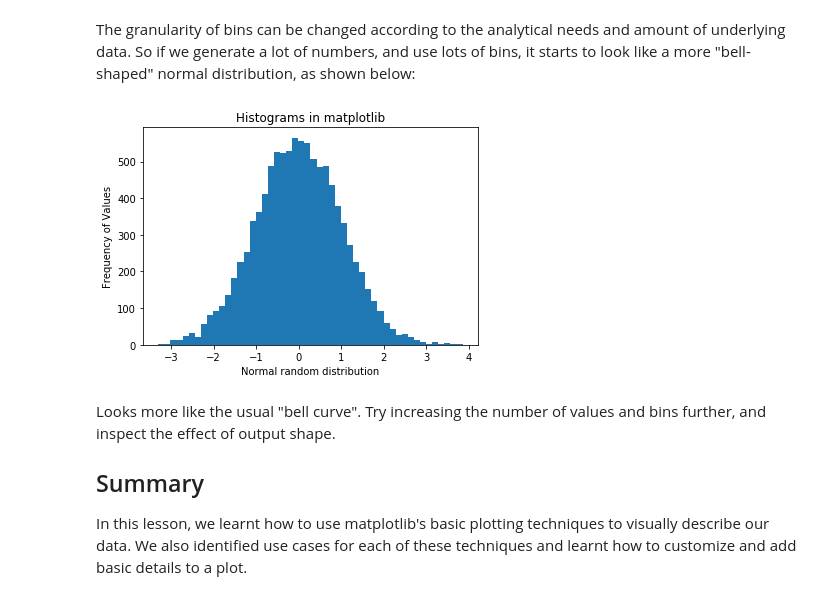
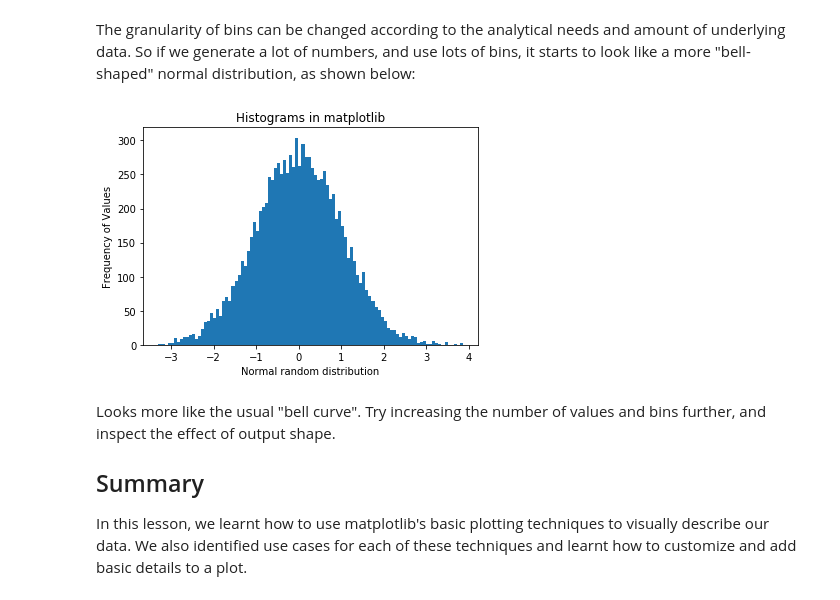
Before and after one commit to nabilabbas250/dsc-data-viz-nyc-ds-071519, a Jupyter notebook: index.ipynb, the cells around one changed output. Saved outputs shown, nothing was run; the diff lists cells and outputs as text; code cells hidden in the pictures.

```diff
--- a/index.ipynb
+++ b/index.ipynb
@@ -169,19 +169,19 @@ The granularity of bins can be changed according to the analytical needs and amo
 # %%
 # Set seed for reproducability
 np.random.seed(100)
 
 # Generate 100 values from 0 mean normal distribution
 x = np.random.randn(10000)
 
 #Plot the distogram with hist() function
-plt.hist(x, bins = 50)
+plt.hist(x, bins = 100)
 
 plt.xlabel('Normal random distribution')
 plt.ylabel('Frequency of Values')
 plt.title('Histograms in matplotlib')
 plt.show()
 # %% [output]
-[figure, old version]
+[figure, new version]
 # %% [markdown]
 Looks more like the usual "bell curve". Try increasing the number of values and bins further, and inspect the effect of output shape.
 
```
